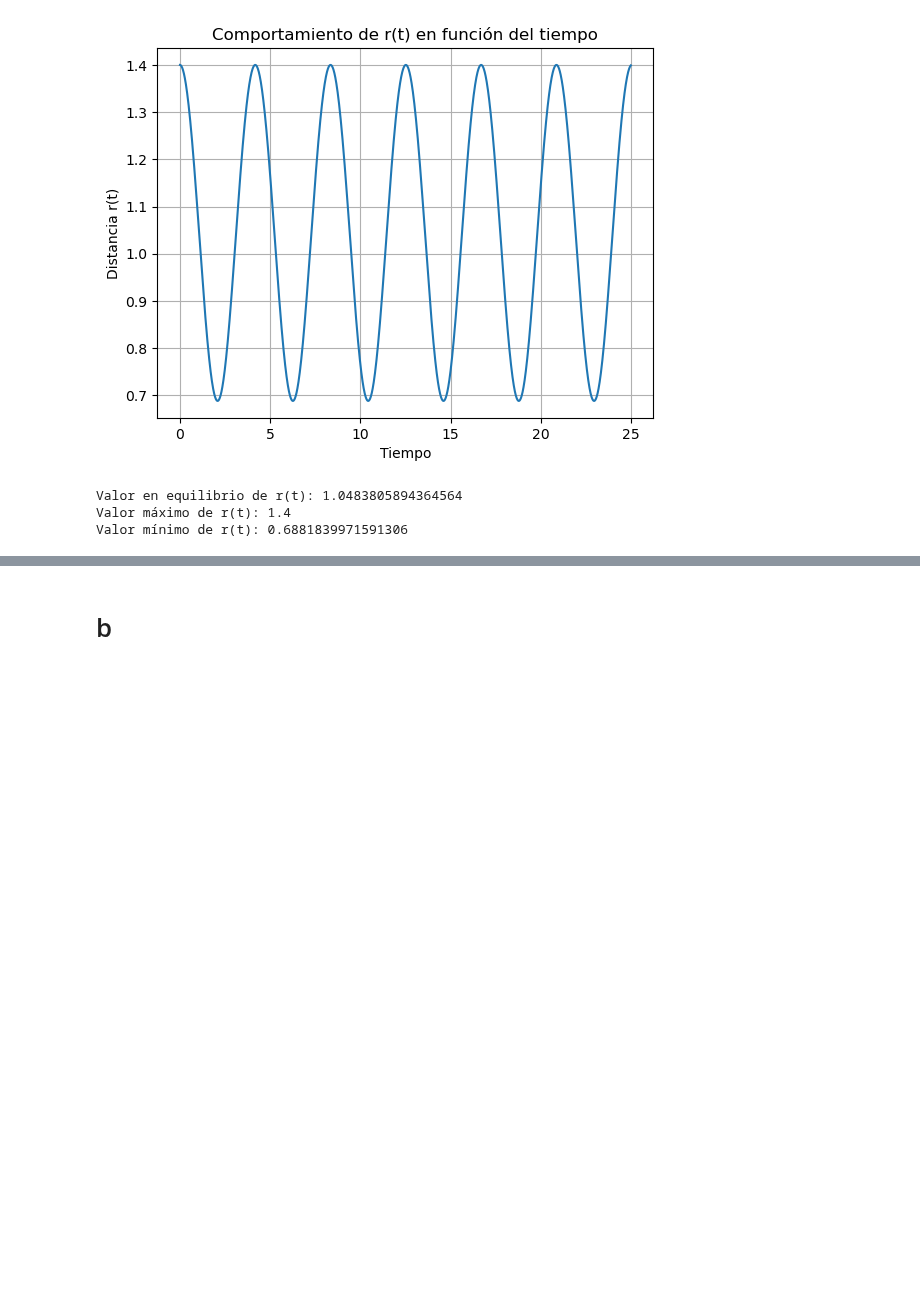
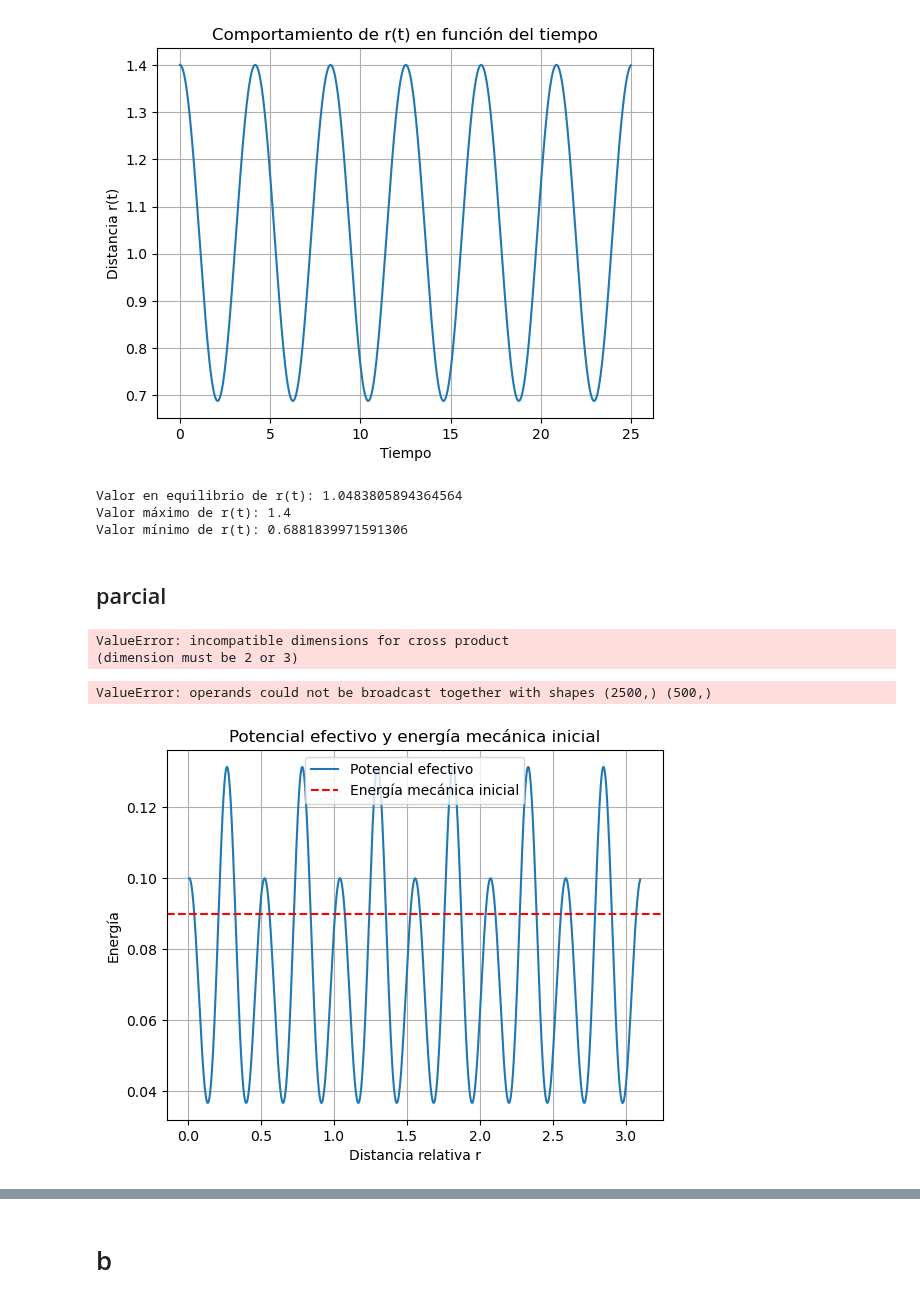
Before and after one commit to apareram/f-sica-computacional, a Jupyter notebook: e1/ejerciciosExamen1.ipynb, the cells around one changed output, grey strips where cells are left out. Drawn from its saved outputs; the diff is of its cells as text; code cells hidden in the pictures; blank space fills up the shorter version.

```diff
--- a/e1/ejerciciosExamen1.ipynb
+++ b/e1/ejerciciosExamen1.ipynb
@@ -89,9 +88,8 @@ l = momento_angular(u)
 # %% [markdown]
 Función potencia efectiva
 # %%
-def potEf(u, momento_angular):
-    r=np.sqrt((u[:,4] - u[:,0])**2 + (u[:,6] - u[:,2])**2)
-    U=(1/2) * (w) * ((r-l0)**2)
+def potEf(u, momento_angular, r):
+    u = (1/2) * (w) * ((r-l0)**2)
 
     v = u + (momento_angular**2)/(2 * r**2)
     return v
@@ -134,3 +134,32 @@ print(f'Valor mínimo de r(t): {r_min}')
 Valor en equilibrio de r(t): 1.0483805894364564
 Valor máximo de r(t): 1.4
 Valor mínimo de r(t): 0.6881839971591306
+# %% [markdown]
+## parcial
+# %%
+r_range = np.linspace(0.01, 3.1, 2500)
+r_inicial = np.sqrt((x0_2 - x0_1)**2 + (y0_2 - y0_1)**2)
+# %%
+# Calcular r y l a lo largo de la simulación
+r = np.sqrt((u[:, 4] - u[:, 0])**2 + (u[:, 6] - u[:, 2])**2)
+l = momento_angular(u, r_range)
+# %% [output]
+ValueError: incompatible dimensions for cross product
+(dimension must be 2 or 3)
+# %%
+U_ef = potEf(u, l, r_range)
+r_inicial = np.sqrt((x0_2 - x0_1)**2 + (y0_2 - y0_1)**2)
+E_mec_inicial = 0.5 * (v0x_1**2 + v0y_1**2 + v0x_2**2 + v0y_2**2) + 0.5 * w * (r_inicial - l0)**2
+# %% [output]
+ValueError: operands could not be broadcast together with shapes (2500,) (500,)
+# %%
+plt.plot(r_range, U_ef, label='Potencial efectivo')
+plt.axhline(y = E_mec_inicial, color='r', linestyle='--', label='Energía mecánica inicial')
+plt.xlabel('Distancia relativa r')
+plt.ylabel('Energía')
+plt.title('Potencial efectivo y energía mecánica inicial')
+plt.legend()
+plt.grid(True)
+plt.show()
+# %% [output]
+[figure, added]
```
Also changed, not shown: parts of 6 cells of this notebook.
